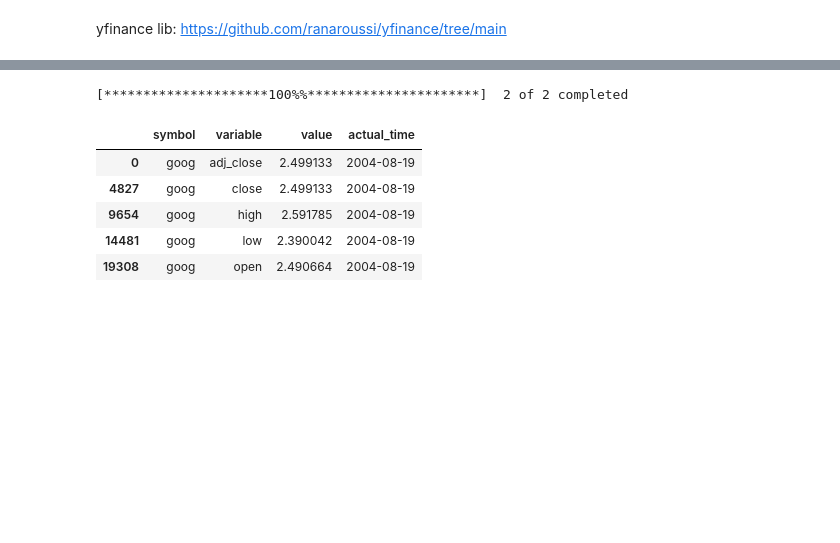
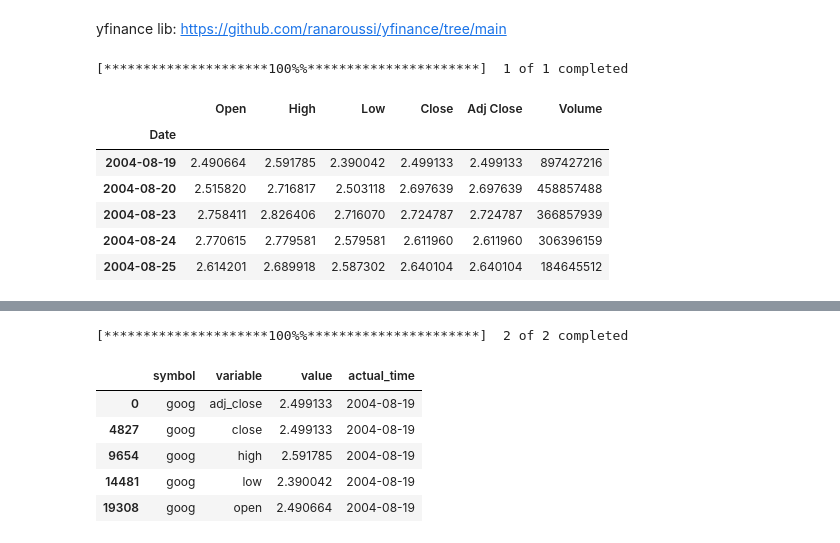
Before and after one commit to jtviegas/nihao, a Jupyter notebook: notebooks/fetcher.ipynb, the cells around one changed output, grey strips where cells are left out. Drawn from its saved outputs; the diff is of its cells as text; code cells hidden in the pictures; blank space fills up the shorter version.

```diff
--- a/notebooks/fetcher.ipynb
+++ b/notebooks/fetcher.ipynb
@@ -32,3 +29,18 @@ from typing import Tuple
 from datetime import datetime, timezone
 import matplotlib.pyplot as plt
 import yfinance as yf
+# %%
+symbols = ["GOOG"]
+start = None
+end = None
+market_data = yf.download(",".join(symbols), start=start, end=end, interval="1d")
+market_data.head()
+# %% [output]
+[*********************100%%**********************]  1 of 1 completed
+|  | Open | High | Low | Close | Adj Close | Volume |
+| Date |  |  |  |  |  |  |
+| 2004-08-19 | 2.490664 | 2.591785 | 2.390042 | 2.499133 | 2.499133 | 897427216 |
+| 2004-08-20 | 2.515820 | 2.716817 | 2.503118 | 2.697639 | 2.697639 | 458857488 |
+| 2004-08-23 | 2.758411 | 2.826406 | 2.716070 | 2.724787 | 2.724787 | 366857939 |
+| 2004-08-24 | 2.770615 | 2.779581 | 2.579581 | 2.611960 | 2.611960 | 306396159 |
+| 2004-08-25 | 2.614201 | 2.689918 | 2.587302 | 2.640104 | 2.640104 | 184645512 |
```
Also changed, not shown: parts of 17 cells of this notebook, 15 other files.
